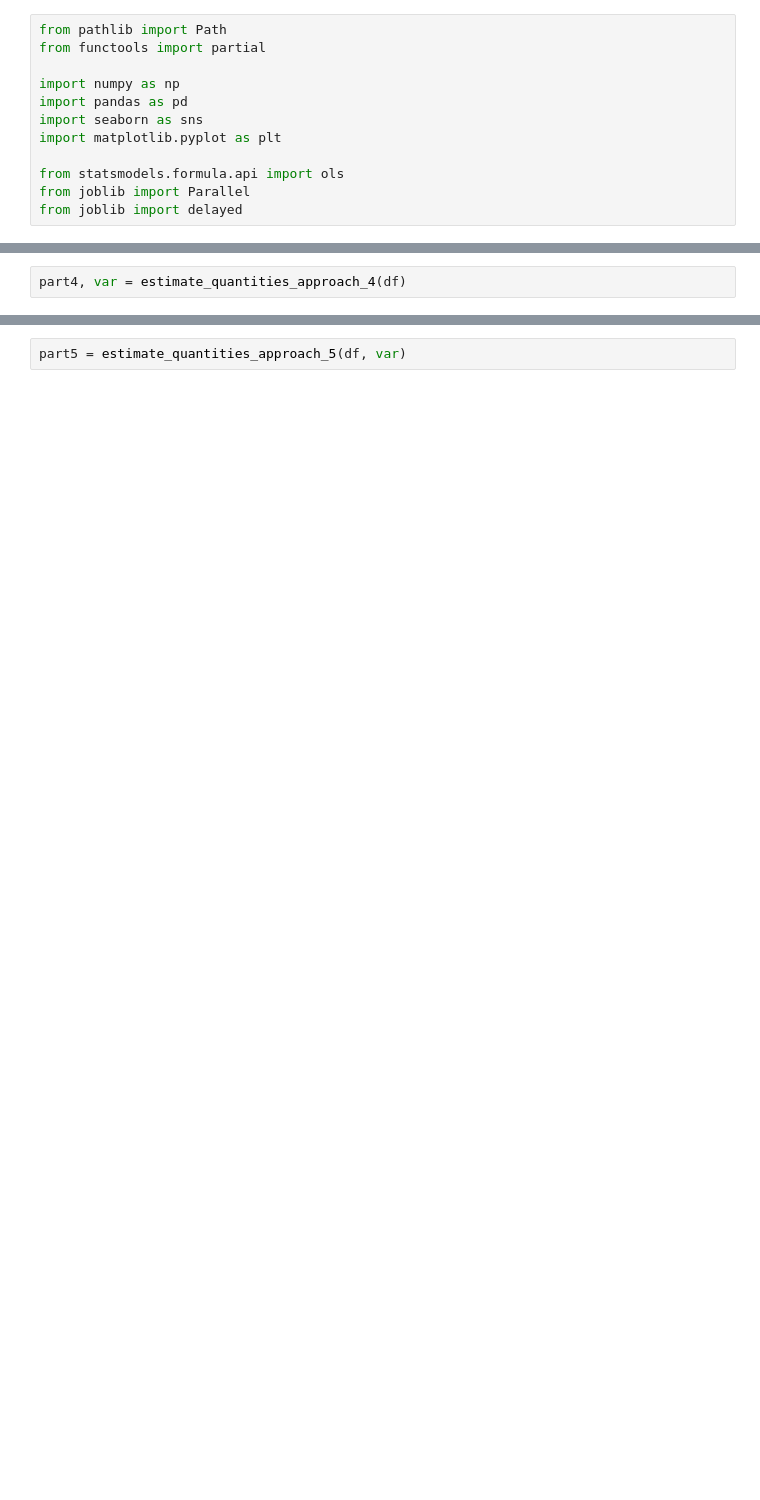
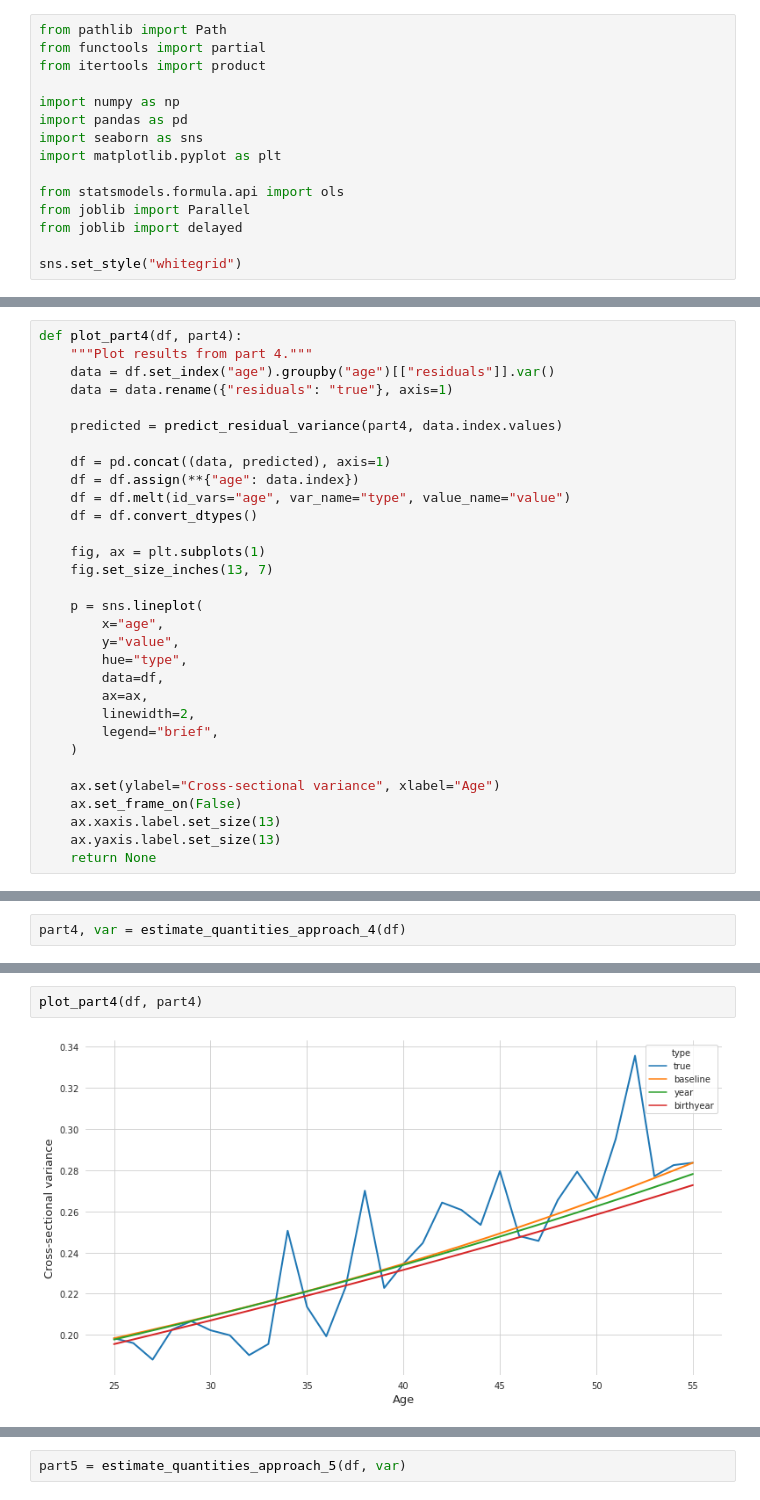
Before and after one commit to timmens/macro_problems, a Jupyter notebook: ps1.ipynb, the cells around one changed output, grey strips where cells are left out. Cells and saved outputs as stored; diff of their text form; blank space fills up the shorter version.

```diff
--- a/ps1.ipynb
+++ b/ps1.ipynb
@@ -15,6 +9,7 @@
 # %%
 from pathlib import Path
 from functools import partial
+from itertools import product
 
 import numpy as np
 import pandas as pd
@@ -24,6 +19,8 @@ import matplotlib.pyplot as plt
 from statsmodels.formula.api import ols
 from joblib import Parallel
 from joblib import delayed
+
+sns.set_style("whitegrid")
 # %%
 DATA_PATH = Path("data/CNEF_PSID")
 # %% [markdown]
@@ -221,3 +267,34 @@ def estimate_quantities_approach_4(df):
+# %%
+def plot_part4(df, part4):
+    """Plot results from part 4."""
+    data = df.set_index("age").groupby("age")[["residuals"]].var()
+    data = data.rename({"residuals": "true"}, axis=1)
+
+    predicted = predict_residual_variance(part4, data.index.values)
+
+    df = pd.concat((data, predicted), axis=1)
+    df = df.assign(**{"age": data.index})
+    df = df.melt(id_vars="age", var_name="type", value_name="value")
+    df = df.convert_dtypes()
+
+    fig, ax = plt.subplots(1)
+    fig.set_size_inches(13, 7)
+
+    p = sns.lineplot(
+        x="age",
+        y="value",
+        hue="type",
+        data=df,
+        ax=ax,
+        linewidth=2,
+        legend="brief",
+    )
+
+    ax.set(ylabel="Cross-sectional variance", xlabel="Age")
+    ax.set_frame_on(False)
+    ax.xaxis.label.set_size(13)
+    ax.yaxis.label.set_size(13)
+    return None
 # %%
 def estimate_quantities_approach_5(df, var):
     """Estimate quantities using approach in part 5.
@@ -359,0 +442,4 @@ part4, var = estimate_quantities_approach_4(df)
+# %%
+plot_part4(df, part4)
+# %% [output]
+[figure, added]
```
Also changed, not shown: parts of 19 cells of this notebook, 1 other file.
